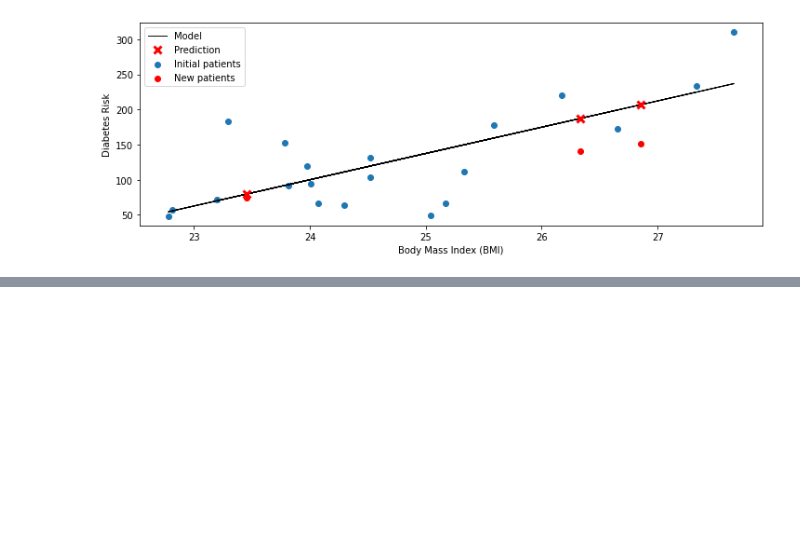
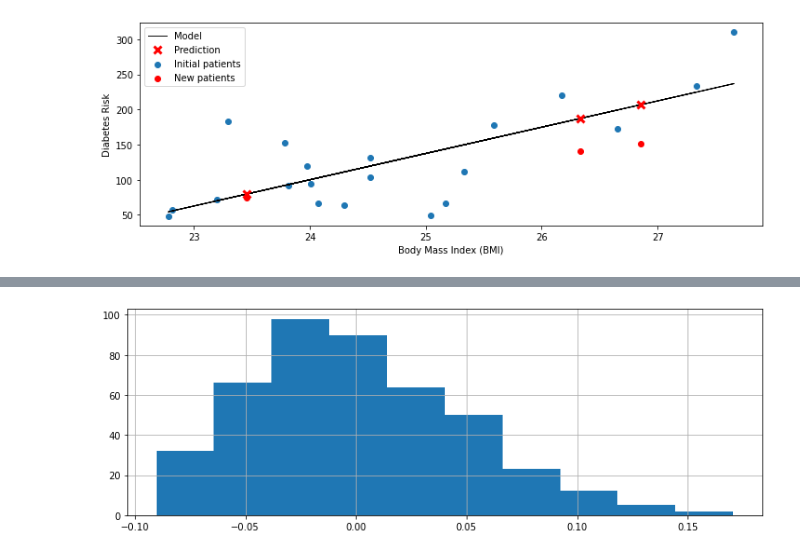
Before and after one commit to ShaunakSen/Data-Science-and-Machine-Learning, a Jupyter notebook: Applied_ML_CS_5785.ipynb, the cells around one changed output, grey strips where cells are left out. Saved outputs shown, nothing was run; the diff lists cells and outputs as text; code cells hidden in the pictures; blank space fills up the shorter version.

```diff
--- a/Applied_ML_CS_5785.ipynb
+++ b/Applied_ML_CS_5785.ipynb
@@ -281,0 +295,7 @@ plt.legend(['Model', 'Prediction', 'Initial patients', 'New patients'])
+# %%
+diabetes_data = datasets.load_diabetes()
+
+feature_names = diabetes_data['feature_names']
+diabetes_X, diabetes_y = diabetes_data['data'], diabetes_data['target']
+
+print (diabetes_X.shape, diabetes_y.shape)
@@ -281,0 +304,4 @@ plt.legend(['Model', 'Prediction', 'Initial patients', 'New patients'])
+# %%
+diabetes_X = pd.DataFrame(data=diabetes_X, columns=feature_names)
+
+diabetes_X.head()
@@ -281,0 +362,3 @@ plt.legend(['Model', 'Prediction', 'Initial patients', 'New patients'])
+# %%
+diabetes_X['old_man'] = (diabetes_X['sex'] > 0) & (diabetes_X['age'] > 0.05)
+diabetes_X.head()
@@ -281,0 +386,4 @@ plt.legend(['Model', 'Prediction', 'Initial patients', 'New patients'])
+# %%
+diabetes_X.loc[:, 'bmi'].hist();
+# %% [output]
+[figure, added]
```
Also changed, not shown: parts of 27 cells of this notebook.
